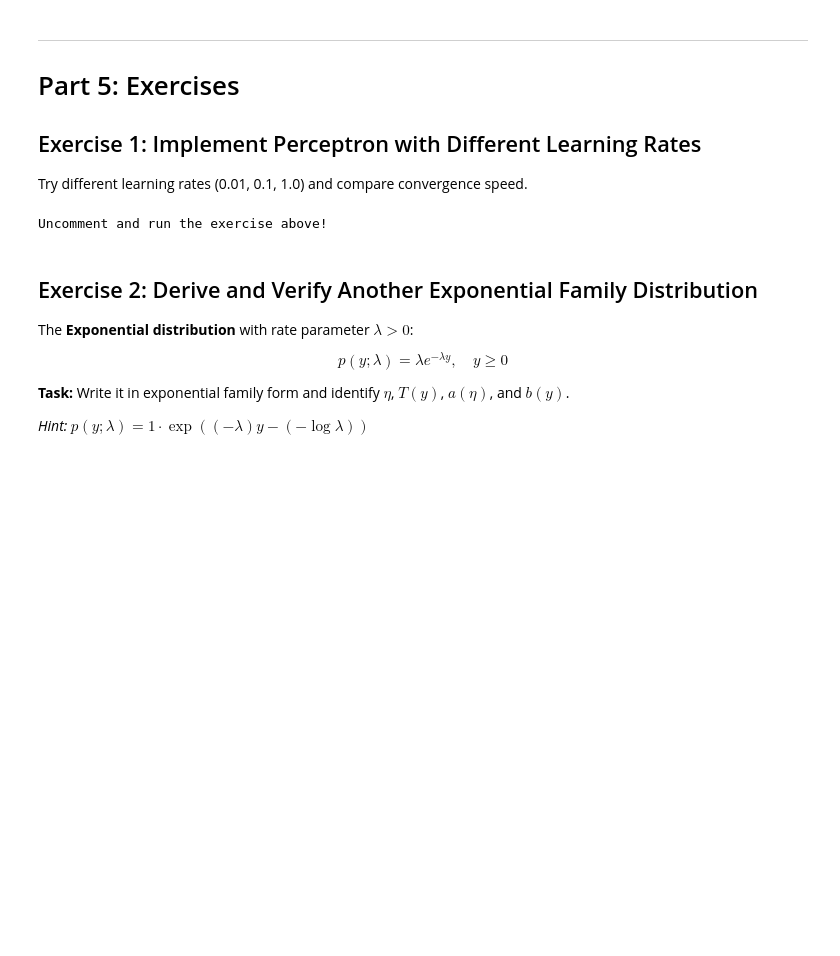
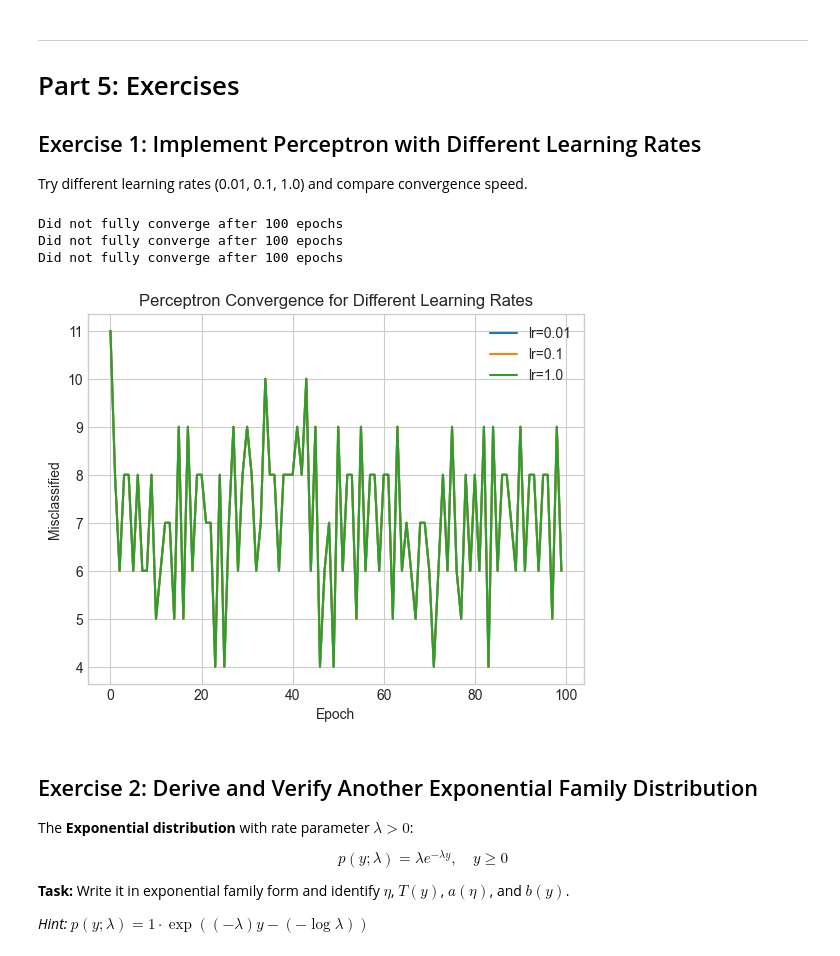
Before and after one commit to SouhailBourhim/CS229-Machine-Learning, a Jupyter notebook: Notebooks/CS229_Lecture_4.ipynb, the cells around one changed output. Saved outputs shown, nothing was run; the diff lists cells and outputs as text; code cells hidden in the pictures; blank space fills up the shorter version.

```diff
--- a/Notebooks/CS229_Lecture_4.ipynb
+++ b/Notebooks/CS229_Lecture_4.ipynb
@@ -1061,20 +1061,21 @@ Try different learning rates (0.01, 0.1, 1.0) and compare convergence speed.
 # %%
 # TODO: Train perceptrons with different learning rates and plot convergence curves
 
-# learning_rates = [0.01, 0.1, 1.0]
-# for lr in learning_rates:
-#     model = Perceptron(learning_rate=lr, n_iterations=100)
-#     model.fit(X_perc, y_perc)
-#     plt.plot(model.history, label=f'lr={lr}')
-# plt.xlabel('Epoch')
-# plt.ylabel('Misclassified')
-# plt.legend()
-# plt.title('Perceptron Convergence for Different Learning Rates')
-# plt.show()
-
-print('Uncomment and run the exercise above!')
+learning_rates = [0.01, 0.1, 1.0]
+for lr in learning_rates:
+    model = Perceptron(learning_rate=lr, n_iterations=100)
+    model.fit(X_perc, y_perc)
+    plt.plot(model.history, label=f'lr={lr}')
+plt.xlabel('Epoch')
+plt.ylabel('Misclassified')
+plt.legend()
+plt.title('Perceptron Convergence for Different Learning Rates')
+plt.show()
 # %% [output]
-Uncomment and run the exercise above!
+Did not fully converge after 100 epochs
+Did not fully converge after 100 epochs
+Did not fully converge after 100 epochs
+[figure, added]
 # %% [markdown]
 ## Exercise 2: Derive and Verify Another Exponential Family Distribution
 
```
Also changed, not shown: parts of 4 cells of this notebook.
